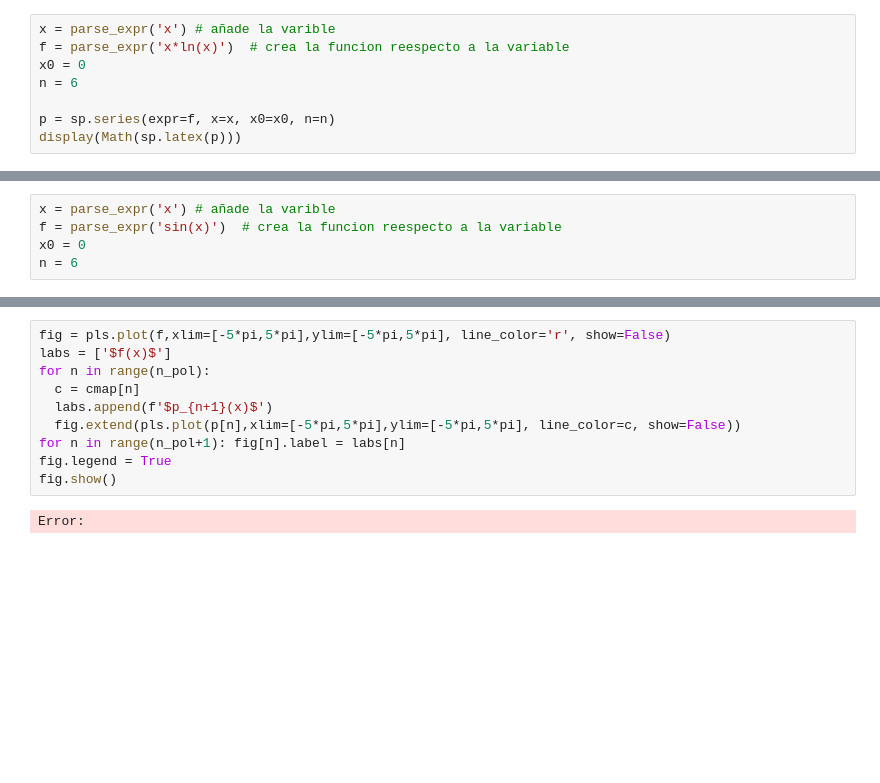
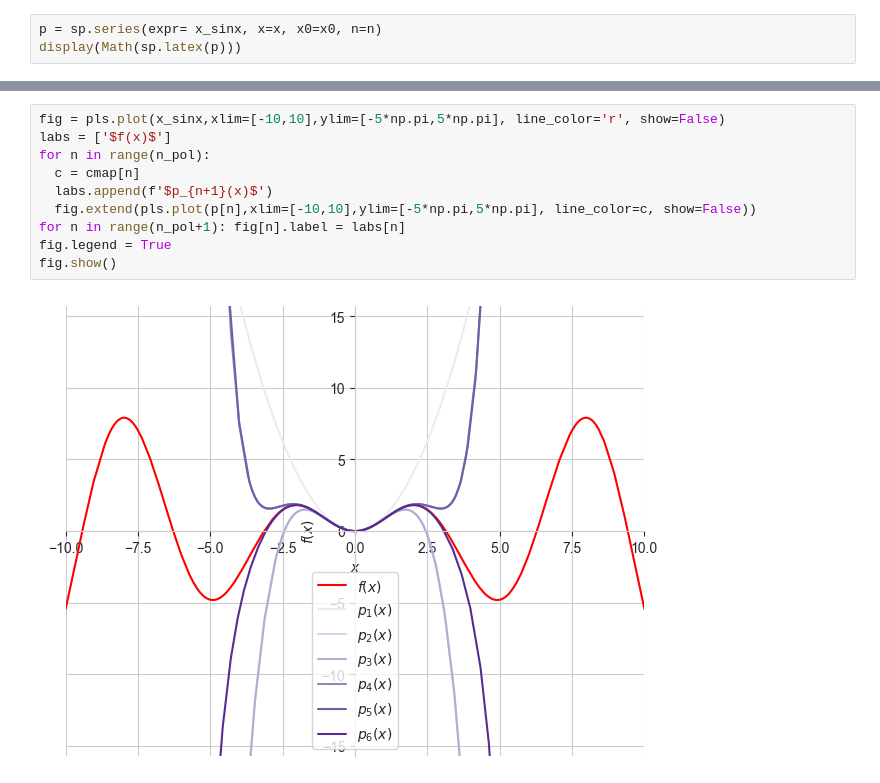
Before and after one commit to K3nnyZY/computer-solutions, a Jupyter notebook: taller.ipynb, the cells around one changed output, grey strips where cells are left out. Saved outputs shown, nothing was run; the diff lists cells and outputs as text; blank space fills up the shorter version.

```diff
--- a/taller.ipynb
+++ b/taller.ipynb
@@ -11,9 +152,4 @@ Error:
 # %%
-x = parse_expr('x') # añade la varible
-f = parse_expr('x*ln(x)')  # crea la funcion reespecto a la variable
-x0 = 0
-n = 6
-
-p = sp.series(expr=f, x=x, x0=x0, n=n)
+p = sp.series(expr= x_sinx, x=x, x0=x0, n=n)
 display(Math(sp.latex(p)))
 # %% [output]
@@ -23,5 +156,0 @@ Error:
-# %%
-x = parse_expr('x') # añade la varible
-f = parse_expr('sin(x)')  # crea la funcion reespecto a la variable
-x0 = 0
-n = 6
@@ -56,12 +176,12 @@ Error:
 # %%
-fig = pls.plot(f,xlim=[-5*pi,5*pi],ylim=[-5*pi,5*pi], line_color='r', show=False)
+fig = pls.plot(x_sinx,xlim=[-10,10],ylim=[-5*np.pi,5*np.pi], line_color='r', show=False)
 labs = ['$f(x)$']
 for n in range(n_pol):
   c = cmap[n]
   labs.append(f'$p_{n+1}(x)$')
-  fig.extend(pls.plot(p[n],xlim=[-5*pi,5*pi],ylim=[-5*pi,5*pi], line_color=c, show=False))
+  fig.extend(pls.plot(p[n],xlim=[-10,10],ylim=[-5*np.pi,5*np.pi], line_color=c, show=False))
 for n in range(n_pol+1): fig[n].label = labs[n]
 fig.legend = True
 fig.show()
 # %% [output]
-Error:
+[figure, added]
```
Also changed, not shown: parts of 23 cells of this notebook, 2 other files.
